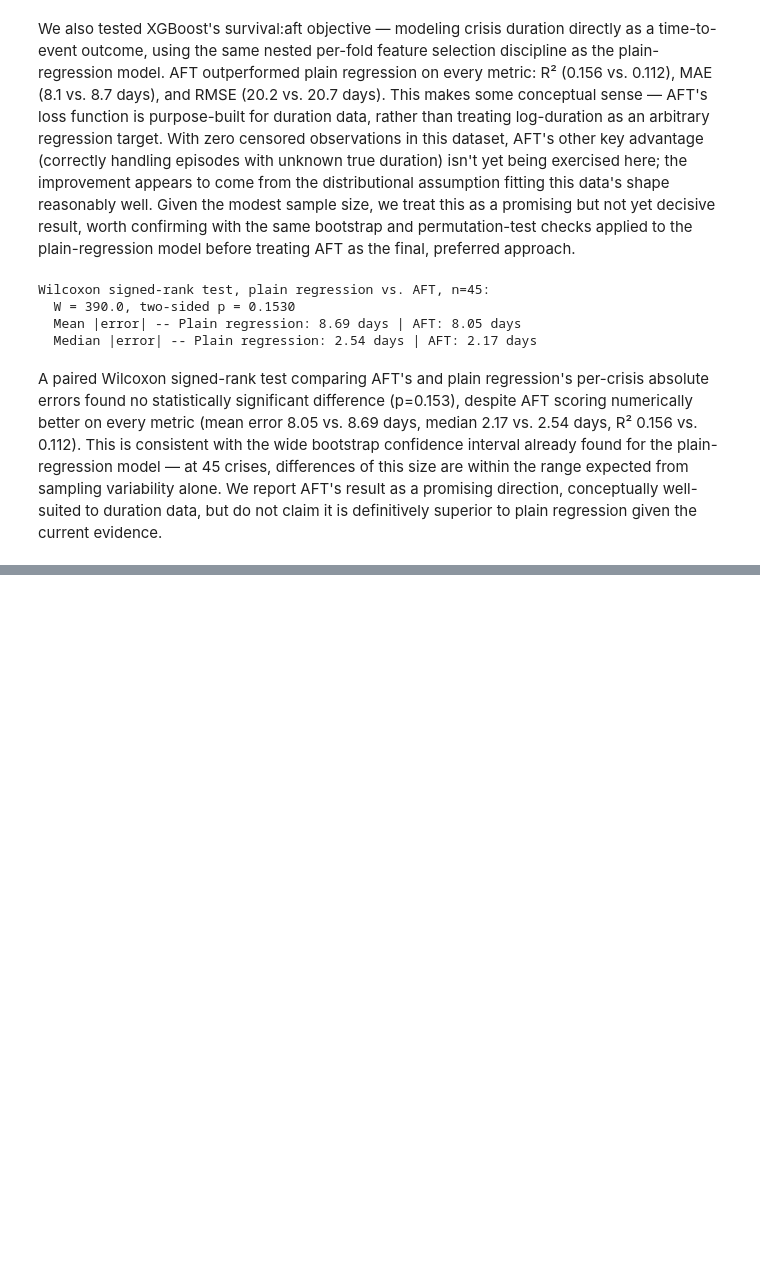
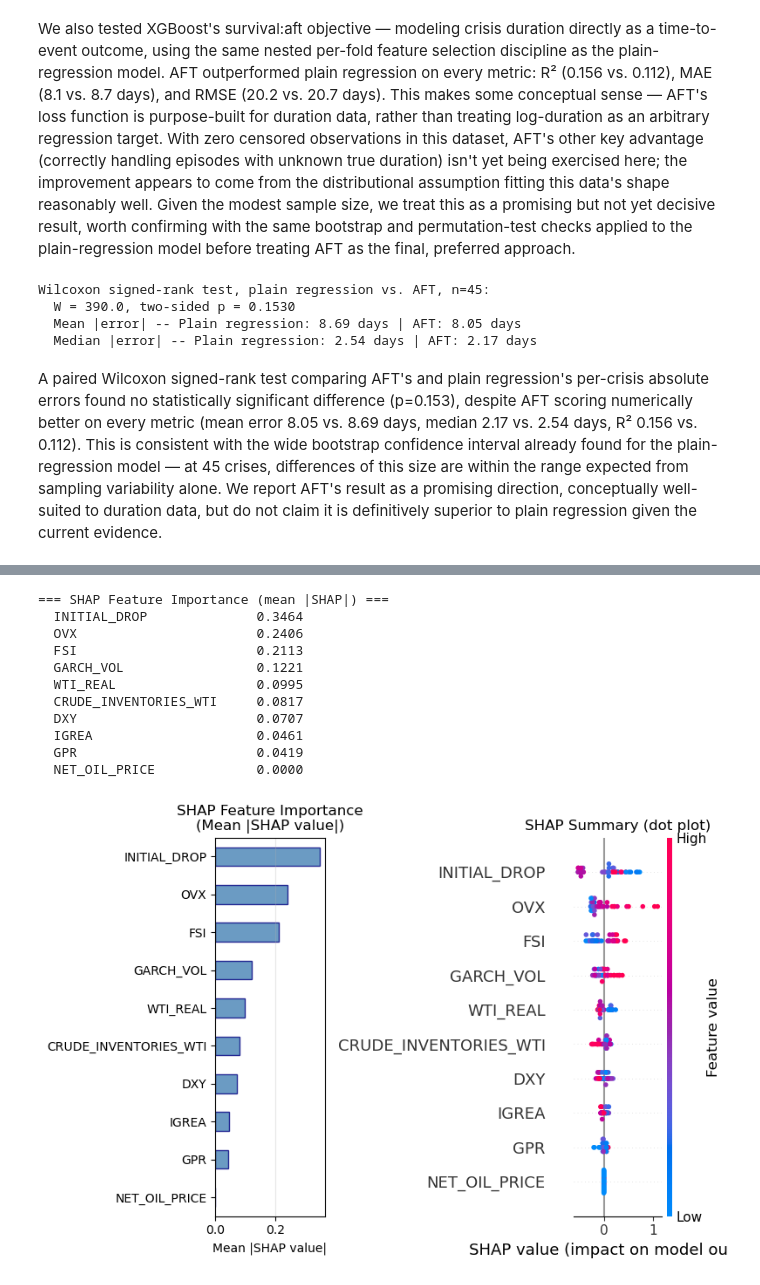
Before and after one commit to zahraalidadir-bit/AI-BDS-project, a Jupyter notebook: Overview_(statistical_tests_added_) (3).ipynb, the cells around one changed output, grey strips where cells are left out. Saved outputs shown, nothing was run; the diff lists cells and outputs as text; code cells hidden in the pictures; blank space fills up the shorter version.

```diff
--- a/Overview_(statistical_tests_added_) (3).ipynb
+++ b/Overview_(statistical_tests_added_) (3).ipynb
@@ -4252,0 +5111,64 @@ Name: CRUDE_INVENTORIES, dtype: int64
+# %%
+# which features were most important to the model? SHAP values give a clear answer.
+def plot_shap(model, X, target, feature_cols, save_path=None):
+    """Retrain on the full dataset for stable SHAP values, then plot feature importance."""
+    model.fit(X, target)
+
+    explainer   = shap.TreeExplainer(model)
+    shap_values = explainer.shap_values(X)
+
+    importance = pd.Series(
+        np.abs(shap_values).mean(axis=0),
+        index=feature_cols
+    ).sort_values(ascending=False)
+
+    print("=== SHAP Feature Importance (mean |SHAP|) ===")
+    for feat, val in importance.items():
+        print(f"  {feat:<25} {val:.4f}")
+
+    fig, axes = plt.subplots(1, 2, figsize=(16, 6))
+
+    importance.sort_values().plot.barh(ax=axes[0], color='steelblue', edgecolor='navy', alpha=0.8)
+    axes[0].set_title('SHAP Feature Importance\n(Mean |SHAP value|)')
+    axes[0].set_xlabel('Mean |SHAP value|')
+    axes[0].grid(axis='x', alpha=0.3)
+
+    plt.sca(axes[1])
+    shap.summary_plot(shap_values, X, feature_names=feature_cols, show=False)
+    axes[1].set_title('SHAP Summary (dot plot)')
+
+    plt.tight_layout()
+    if save_path:
+        plt.savefig(save_path, dpi=150, bbox_inches='tight')
+    plt.show()
+    return shap_values
+
+def report_results(df_model, y, best_pred):
+    """Actual vs. predicted duration per crisis, with error and % error columns."""
+    results = df_model[['start_date', 'duration_days']].copy()
+    results['predicted_days'] = np.round(best_pred).astype(int)
+    results['error_days']     = results['predicted_days'] - results['duration_days']
+    results['abs_pct_error']  = (np.abs(results['error_days']) / results['duration_days'] * 100).round(1)
+
+    print("=== Crisis Duration Predictions ===")
+    print(results.to_string())
+    return results
+
+sshap_values_wti = plot_shap(xgb.XGBRegressor(**XGB_PARAMS), X_wti,
+                             y_log_wti if used_log_wti else y_wti,
+                             feature_cols_wti)
+
+results_wti = report_results(df_model_wti_eval, y_wti_eval, y_pred_final_wti)
+# %% [output]
+=== SHAP Feature Importance (mean |SHAP|) ===
+  INITIAL_DROP              0.3464
+  OVX                       0.2406
+  FSI                       0.2113
+  GARCH_VOL                 0.1221
+  WTI_REAL                  0.0995
+  CRUDE_INVENTORIES_WTI     0.0817
+  DXY                       0.0707
+  IGREA                     0.0461
+  GPR                       0.0419
+  NET_OIL_PRICE             0.0000
+[figure, added]
```
Also changed, not shown: parts of 157 cells of this notebook.
